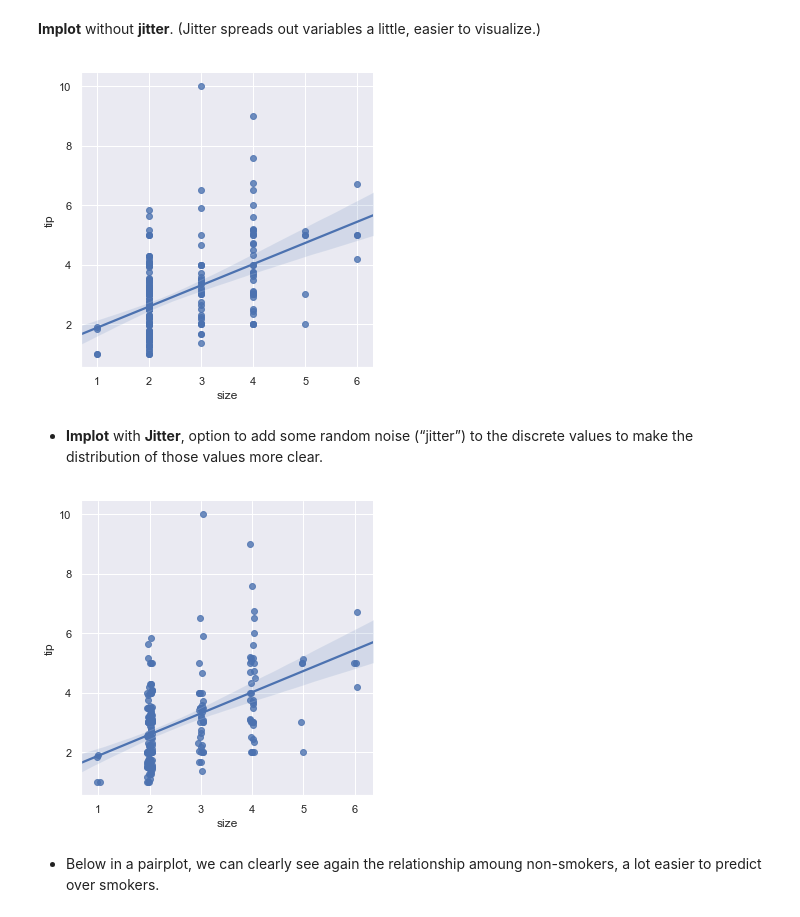
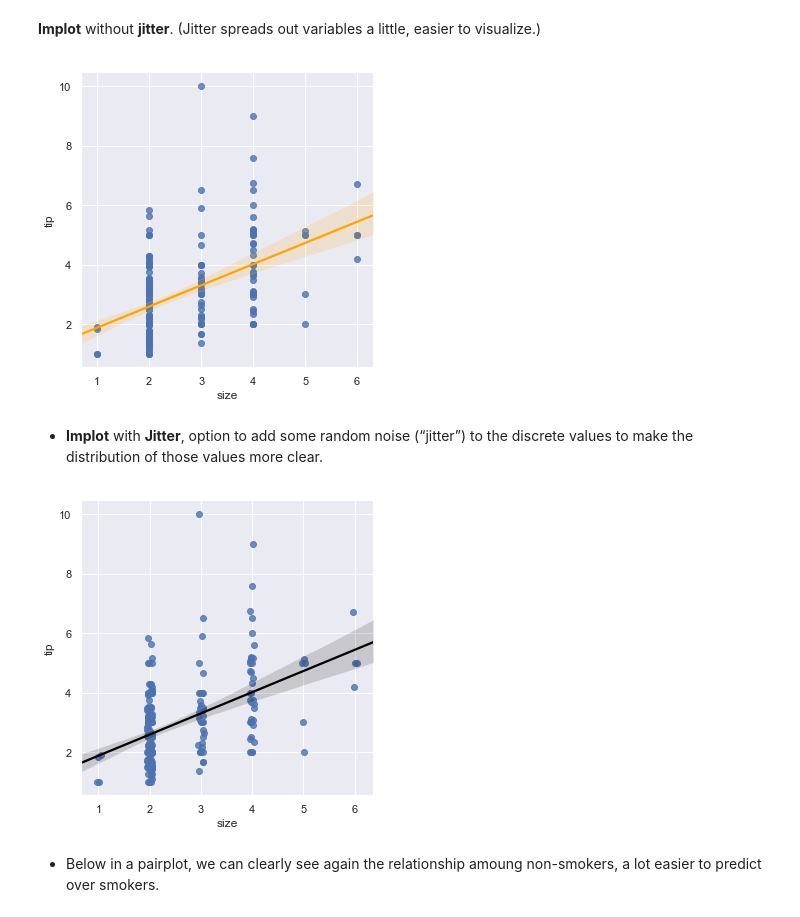
Before and after one commit to daithimarkham/Fund-Project-2019, a Jupyter notebook: The-Tips-Data-Set.ipynb, the cells around one changed output. Cells and saved outputs as stored; diff of their text form; code cells hidden in the pictures.

```diff
--- a/The-Tips-Data-Set.ipynb
+++ b/The-Tips-Data-Set.ipynb
@@ -634,16 +728,16 @@ sns.regplot(x ="total_bill", y ="tip", line_kws={"color": "green"}, data = tips)
 # %% [markdown]
 **Implot** without **jitter**. (Jitter spreads out variables a little, easier to visualize.)
 # %%
-sns.lmplot(x="size", y="tip", data=tips);
+sns.lmplot(x="size", y="tip", line_kws={"color": "orange"}, data=tips);
 # %% [output]
-[figure, old version]
+[figure, new version]
 # %% [markdown]
 - **Implot** with **Jitter**, option to add some random noise (“jitter”) to the discrete values to make the distribution of those values more clear.
 # %%
 # Jitter helps display clustered variables.
-sns.lmplot(x="size", y="tip", data=tips, x_jitter=.05);# Can change jitter size, sets the values for plot.
+sns.lmplot(x="size", y="tip", line_kws={"color": "black"}, data=tips, x_jitter=.05);# Can change jitter size, sets the values for plot.
 # %% [output]
-[figure, old version]
+[figure, new version]
 # %% [markdown]
 - Below in a pairplot, we can clearly see again the relationship amoung non-smokers, a lot easier to predict over smokers.
 # %%
```
Also changed, not shown: parts of 27 cells of this notebook.
